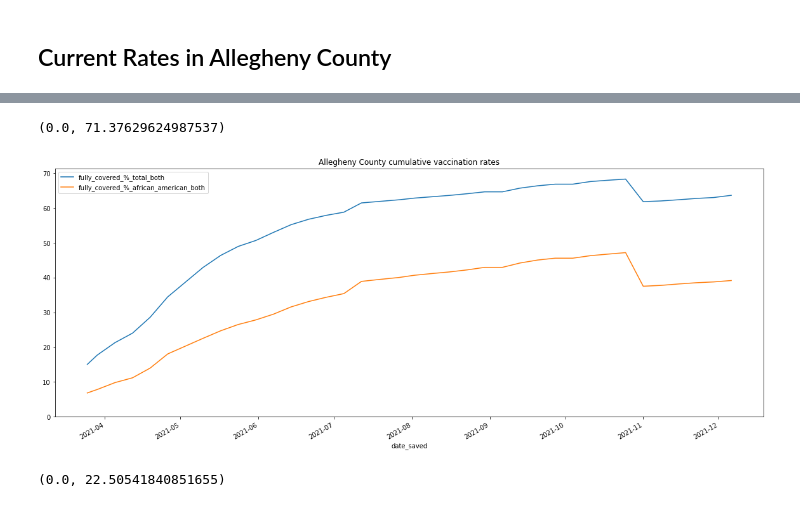
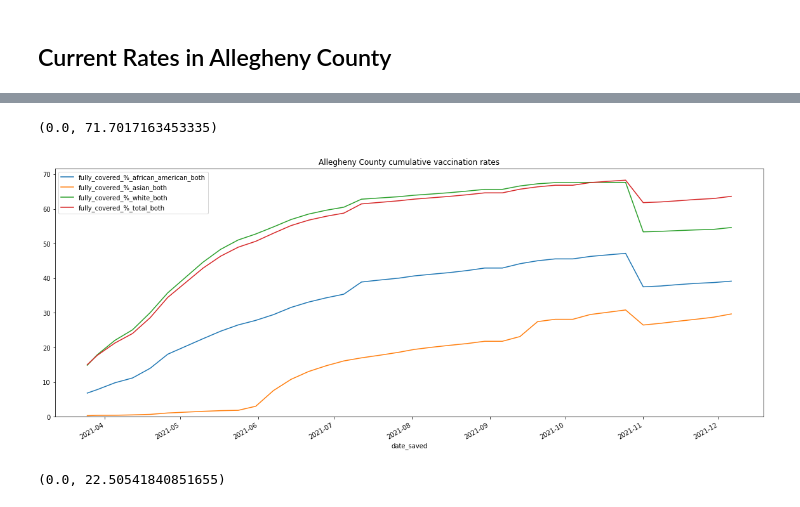
Before and after one commit to WPRDC/bec-vaccination-map, a Jupyter notebook: notebooks/vaccination-rates.ipynb, the cells around one changed output, grey strips where cells are left out. Drawn from its saved outputs; the diff is of its cells as text; code cells hidden in the pictures.

Commit message:
fixed bugs and readied to chart

```diff
--- a/notebooks/vaccination-rates.ipynb
+++ b/notebooks/vaccination-rates.ipynb
@@ -260,0 +282,5 @@ Partially:
+# %%
+for race_str in race_strings + ['total']:
+    if race_str in ['unknown']:
+        continue
+county_df.sort_index(ascending=False).iloc[0]
@@ -261,14 +300,22 @@ Partially:
+# %%
+column_strings_full = [f'fully_covered_%_{race_str}_both' for race_str in race_strings + ['total'] if
+                       race_str not in ('unknown', 'native_american', 'pacific_islander', 'multiple_other')]
+column_strings_partial = [f'partially_covered_%_{race_str}_both' for race_str in race_strings + ['total'] if
+                          race_str not in ('unknown', 'native_american', 'pacific_islander', 'multiple_other')]
+
+min_df = county_df[column_strings_full + ['date_saved']]
+min_df.to_csv('out.csv')
 # %%
 chart = county_df.plot(
     title='Allegheny County cumulative vaccination rates',
     figsize=(20, 8),
     x='date_saved',
-    y=['fully_covered_%_total_both', 'fully_covered_%_african_american_both']
+    y=column_strings_full
 )
 chart.set_ylim(bottom=0)
 # %% [output]
-(0.0, 71.37629624987537)
+(0.0, 71.7017163453335)
-[figure, old version]
+[figure, new version]
 # %%
 chart = county_df.plot(
     title='Allegheny County partial vaccination rates',
```
Also changed, not shown: parts of 5 cells of this notebook, 2 other files.
